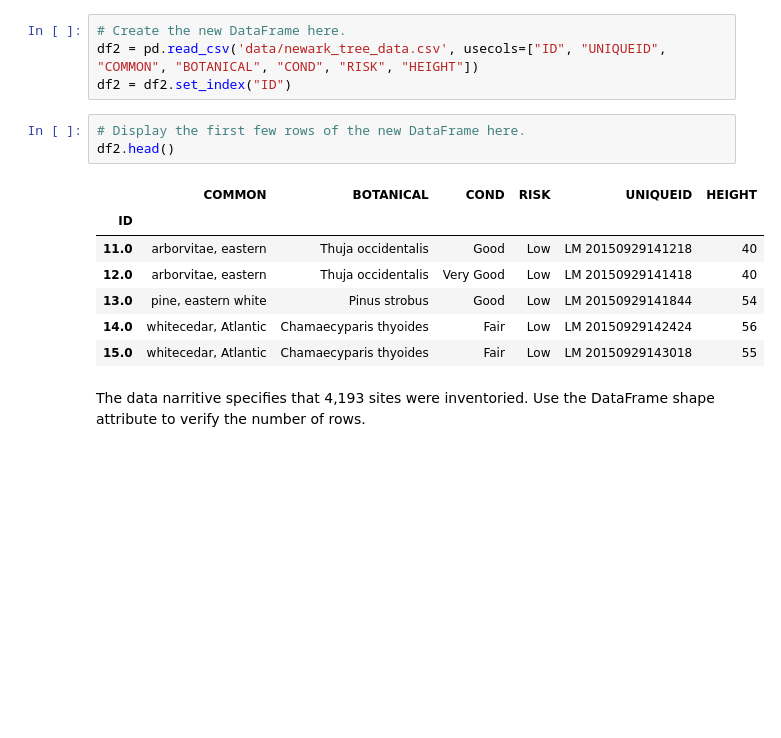
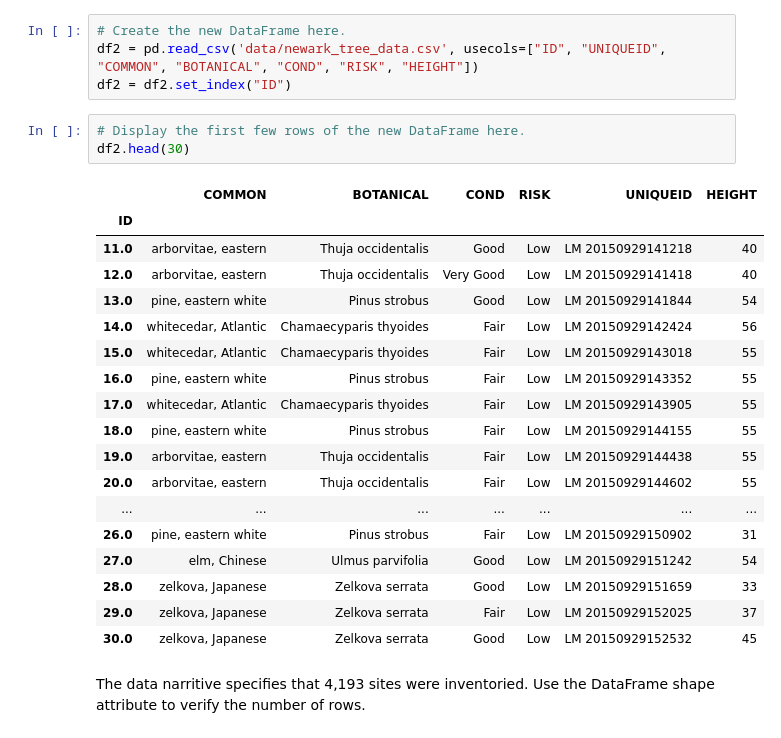
Before and after one commit to mikerly131/DataEngineering.Labs.CityOfNewarkDETreeSurvey, a Jupyter notebook: newark_de_tree_survey.ipynb, the cells around one changed output. Drawn from its saved outputs; the diff is of its cells as text; blank space fills up the shorter version.

```diff
--- a/newark_de_tree_survey.ipynb
+++ b/newark_de_tree_survey.ipynb
@@ -61,14 +61,25 @@ df2 = pd.read_csv('data/newark_tree_data.csv', usecols=["ID", "UNIQUEID", "COMMO
 df2 = df2.set_index("ID")
 # %%
 # Display the first few rows of the new DataFrame here.
-df2.head()
+df2.head(30)
 # %% [output]
 |  | COMMON | BOTANICAL | COND | RISK | UNIQUEID | HEIGHT |
 | ID |  |  |  |  |  |  |
 | 11.0 | arborvitae, eastern | Thuja occidentalis | Good | Low | LM 20150929141218 | 40 |
 | 12.0 | arborvitae, eastern | Thuja occidentalis | Very Good | Low | LM 20150929141418 | 40 |
 | 13.0 | pine, eastern white | Pinus strobus | Good | Low | LM 20150929141844 | 54 |
 | 14.0 | whitecedar, Atlantic | Chamaecyparis thyoides | Fair | Low | LM 20150929142424 | 56 |
 | 15.0 | whitecedar, Atlantic | Chamaecyparis thyoides | Fair | Low | LM 20150929143018 | 55 |
+| 16.0 | pine, eastern white | Pinus strobus | Fair | Low | LM 20150929143352 | 55 |
+| 17.0 | whitecedar, Atlantic | Chamaecyparis thyoides | Fair | Low | LM 20150929143905 | 55 |
+| 18.0 | pine, eastern white | Pinus strobus | Fair | Low | LM 20150929144155 | 55 |
+| 19.0 | arborvitae, eastern | Thuja occidentalis | Fair | Low | LM 20150929144438 | 55 |
+| 20.0 | arborvitae, eastern | Thuja occidentalis | Fair | Low | LM 20150929144602 | 55 |
+| ... | ... | ... | ... | ... | ... | ... |
+| 26.0 | pine, eastern white | Pinus strobus | Fair | Low | LM 20150929150902 | 31 |
+| 27.0 | elm, Chinese | Ulmus parvifolia | Good | Low | LM 20150929151242 | 54 |
+| 28.0 | zelkova, Japanese | Zelkova serrata | Good | Low | LM 20150929151659 | 33 |
+| 29.0 | zelkova, Japanese | Zelkova serrata | Fair | Low | LM 20150929152025 | 37 |
+| 30.0 | zelkova, Japanese | Zelkova serrata | Good | Low | LM 20150929152532 | 45 |
 # %% [markdown]
 The data narritive specifies that 4,193 sites were inventoried. Use the DataFrame shape attribute to verify the number of rows.
```
Also changed, not shown: parts of 6 cells of this notebook.
